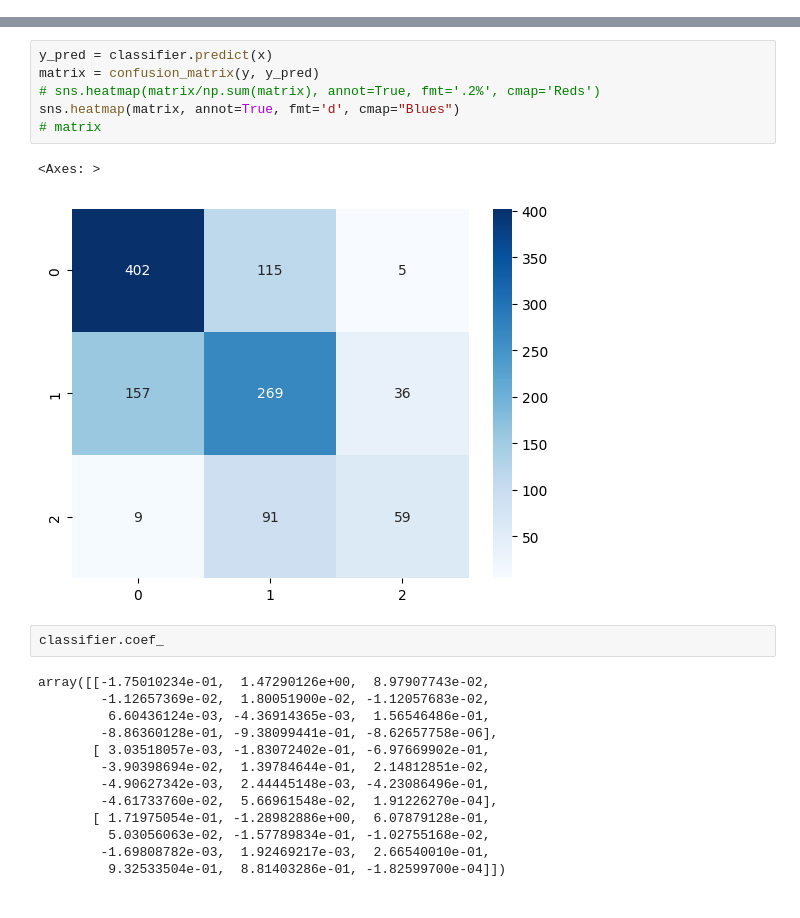
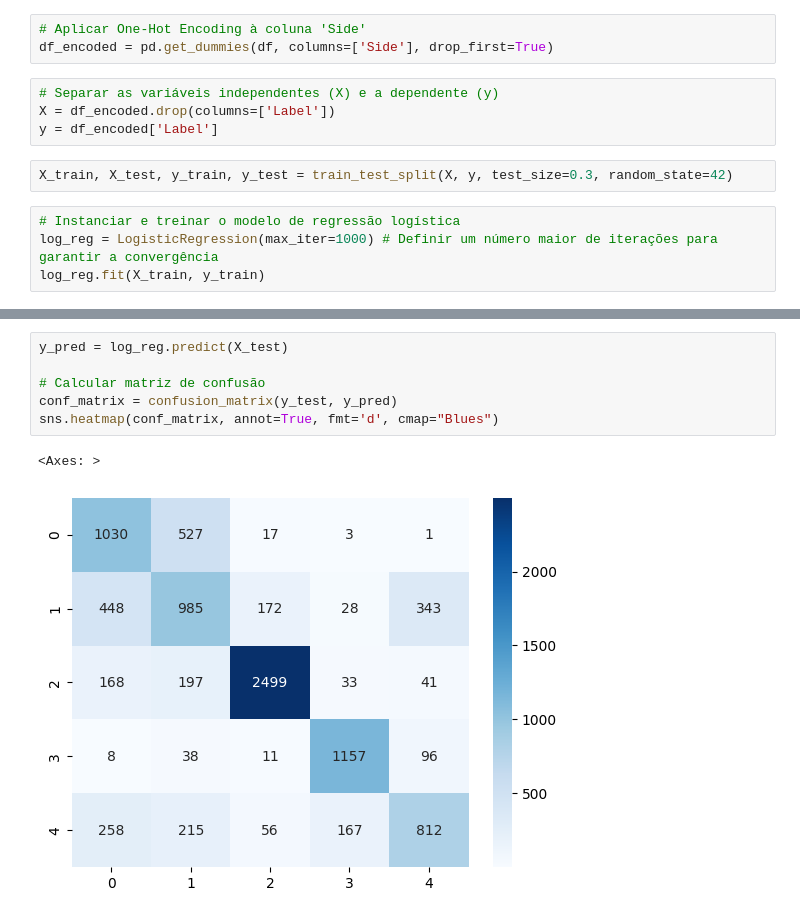
Before and after one commit to SibeleTatiana/Python_Comandos_def, a Jupyter notebook: Regressão_Logística.ipynb, the cells around one changed output, grey strips where cells are left out. Drawn from its saved outputs; the diff is of its cells as text.

```diff
--- a/Regressão_Logística.ipynb
+++ b/Regressão_Logística.ipynb
@@ -66,0 +52,13 @@ Chosen one  lbfgs : 0.6386701662292213
+# %%
+# Aplicar One-Hot Encoding à coluna 'Side'
+df_encoded = pd.get_dummies(df, columns=['Side'], drop_first=True)
+# %%
+# Separar as variáveis independentes (X) e a dependente (y)
+X = df_encoded.drop(columns=['Label'])
+y = df_encoded['Label']
+# %%
+X_train, X_test, y_train, y_test = train_test_split(X, y, test_size=0.3, random_state=42)
+# %%
+# Instanciar e treinar o modelo de regressão logística
+log_reg = LogisticRegression(max_iter=1000) # Definir um número maior de iterações para garantir a convergência
+log_reg.fit(X_train, y_train)
@@ -67,24 +74,9 @@ Chosen one  lbfgs : 0.6386701662292213
 # %%
-y_pred = classifier.predict(x)
-matrix = confusion_matrix(y, y_pred)
-# sns.heatmap(matrix/np.sum(matrix), annot=True, fmt='.2%', cmap='Reds')
-sns.heatmap(matrix, annot=True, fmt='d', cmap="Blues")
-# matrix
+y_pred = log_reg.predict(X_test)
+
+# Calcular matriz de confusão
+conf_matrix = confusion_matrix(y_test, y_pred)
+sns.heatmap(conf_matrix, annot=True, fmt='d', cmap="Blues")
 # %% [output]
 <Axes: >
-[figure, old version]
+[figure, new version]
-# %%
-classifier.coef_
-# %% [output]
-array([[-1.75010234e-01,  1.47290126e+00,  8.97907743e-02,
-        -1.12657369e-02,  1.80051900e-02, -1.12057683e-02,
-         6.60436124e-03, -4.36914365e-03,  1.56546486e-01,
-        -8.86360128e-01, -9.38099441e-01, -8.62657758e-06],
-       [ 3.03518057e-03, -1.83072402e-01, -6.97669902e-01,
-        -3.90398694e-02,  1.39784644e-01,  2.14812851e-02,
-        -4.90627342e-03,  2.44445148e-03, -4.23086496e-01,
-        -4.61733760e-02,  5.66961548e-02,  1.91226270e-04],
-       [ 1.71975054e-01, -1.28982886e+00,  6.07879128e-01,
-         5.03056063e-02, -1.57789834e-01, -1.02755168e-02,
-        -1.69808782e-03,  1.92469217e-03,  2.66540010e-01,
-         9.32533504e-01,  8.81403286e-01, -1.82599700e-04]])
```
Also changed, not shown: parts of 10 cells of this notebook.
